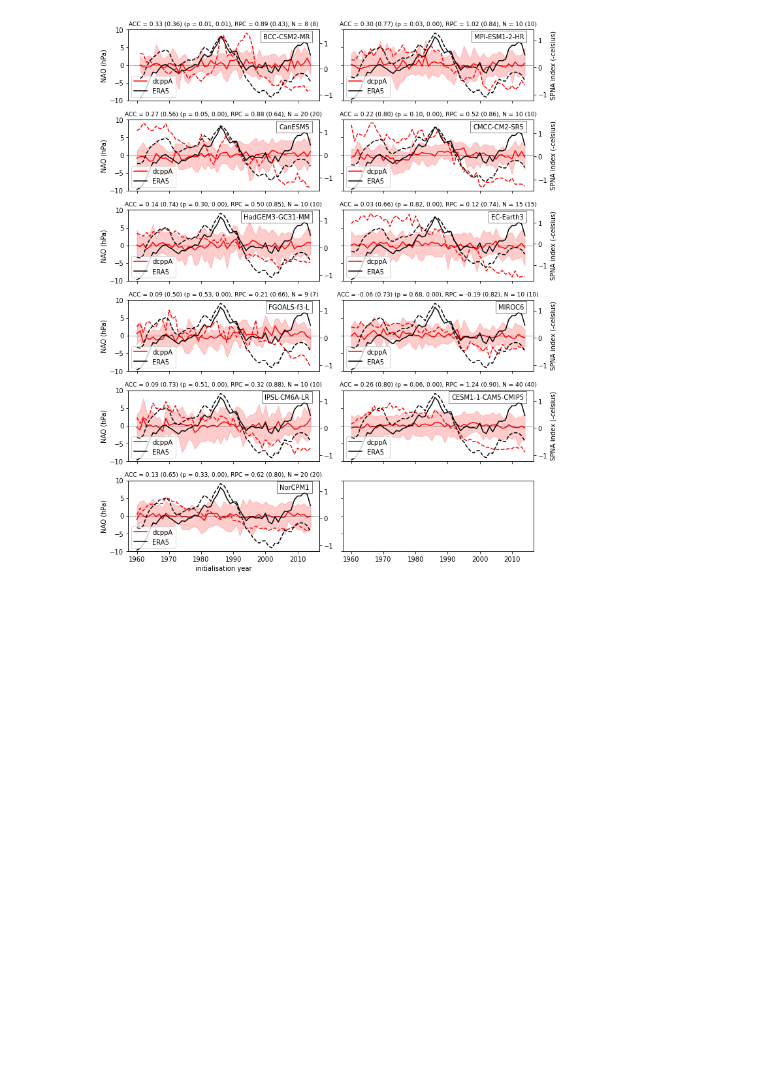
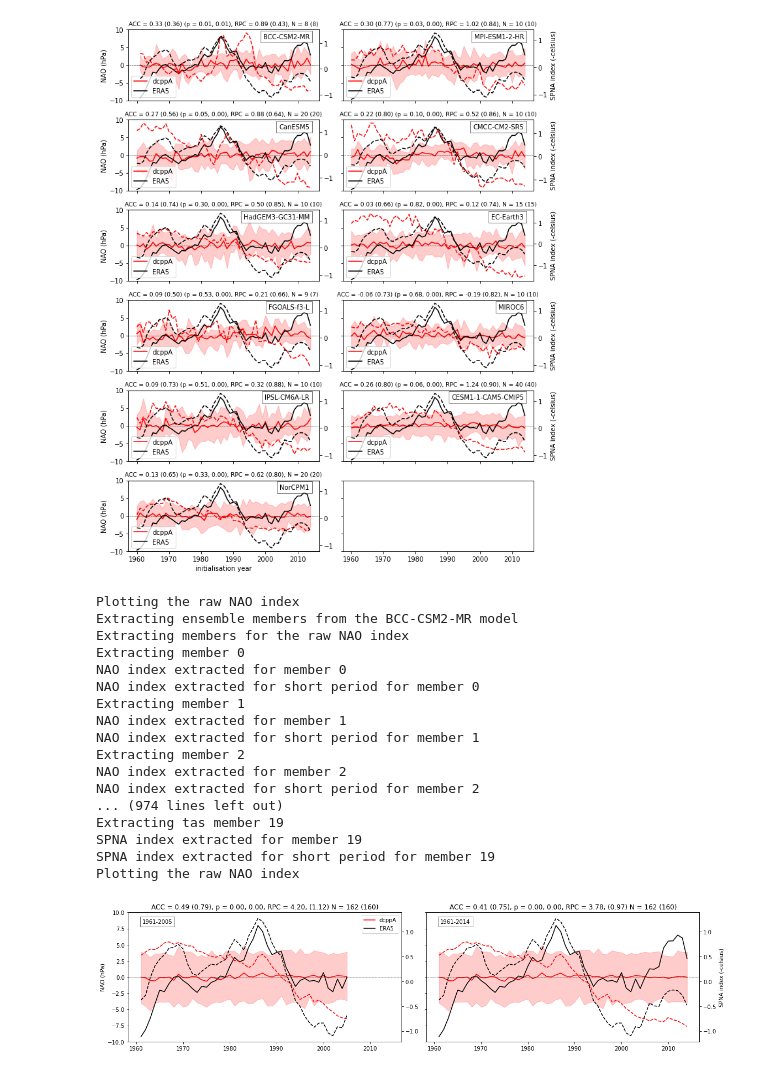
Before and after one commit to benhutchmet/skill-maps, a Jupyter notebook: python/testing-nao-skill.ipynb, the cells around one changed output. Cells and saved outputs as stored; diff of their text form; code cells hidden in the pictures; blank space fills up the shorter version.

Commit message:
next scatter plots

```diff
--- a/python/testing-nao-skill.ipynb
+++ b/python/testing-nao-skill.ipynb
@@ -702,3 +702,27 @@ At index 10 of the axes
 Plotting the long period and the raw NAO index
 Plotting the long period and the raw SPNA index
 [figure]
+# %%
+# test the new SPNA multi-model mean plotting function, no lag and variance adjustment
+plot_multi_model_mean_spna(nao_stats_dict=nao_stats_dict_tas,
+                           models_list=dict.tas_models,
+                           lag_and_var_adjust=False)
+# %% [output]
+Plotting the raw NAO index
+Extracting ensemble members from the BCC-CSM2-MR model
+Extracting members for the raw NAO index
+Extracting member 0
+NAO index extracted for member 0
+NAO index extracted for short period for member 0
+Extracting member 1
+NAO index extracted for member 1
+NAO index extracted for short period for member 1
+Extracting member 2
+NAO index extracted for member 2
+NAO index extracted for short period for member 2
+... (974 lines left out)
+Extracting tas member 19
+SPNA index extracted for member 19
+SPNA index extracted for short period for member 19
+Plotting the raw NAO index
+[figure, added]
```
Also changed, not shown: parts of 2 cells of this notebook, 1 other file.
